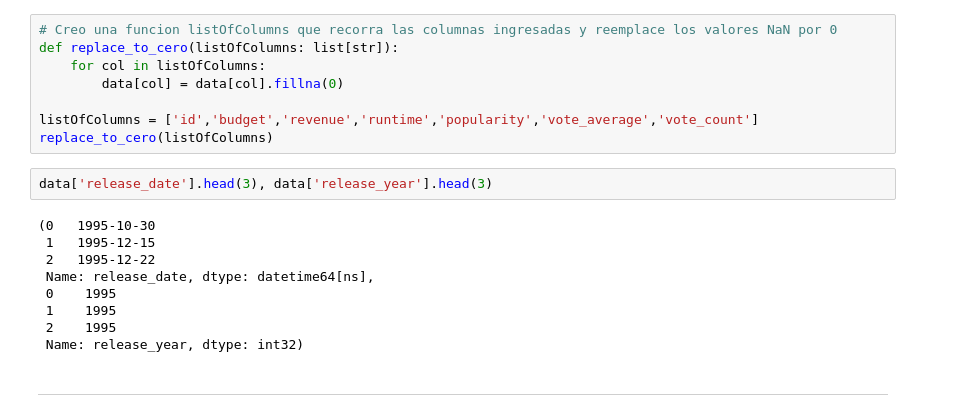
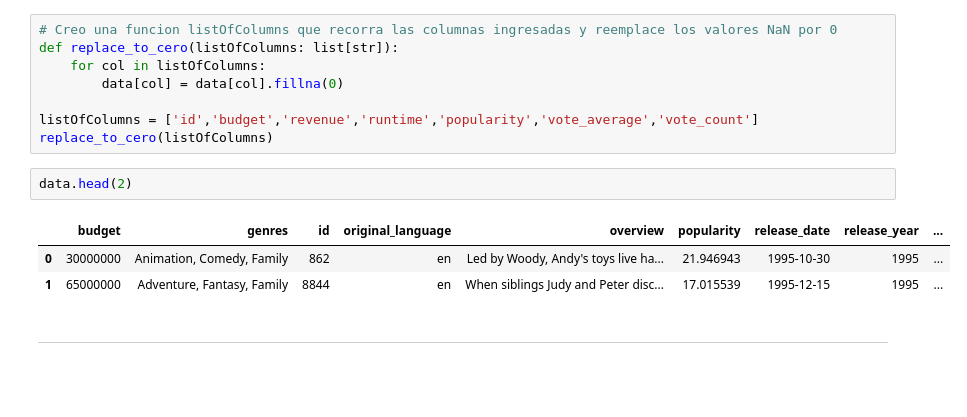
Before and after one commit to RomaDolcenera/PI_movies, a Jupyter notebook: ETL/movies_etl.ipynb, the cells around one changed output. Drawn from its saved outputs; the diff is of its cells as text; blank space fills up the shorter version.

```diff
--- a/ETL/movies_etl.ipynb
+++ b/ETL/movies_etl.ipynb
@@ -418,17 +444,12 @@ def replace_to_cero(listOfColumns: list[str]):
 
 listOfColumns = ['id','budget','revenue','runtime','popularity','vote_average','vote_count']
 replace_to_cero(listOfColumns)
-# %%
-data['release_date'].head(3), data['release_year'].head(3)
-# %% [output]
-(0   1995-10-30
- 1   1995-12-15
- 2   1995-12-22
- Name: release_date, dtype: datetime64[ns],
- 0    1995
- 1    1995
- 2    1995
- Name: release_year, dtype: int32)
+# %%
+data.head(2)
+# %% [output]
+|  | budget | genres | id | original_language | overview | popularity | release_date | release_year | ... |
+| 0 | 30000000 | Animation, Comedy, Family | 862 | en | Led by Woody, Andy's toys live ha... | 21.946943 | 1995-10-30 | 1995 | ... |
+| 1 | 65000000 | Adventure, Fantasy, Family | 8844 | en | When siblings Judy and Peter disc... | 17.015539 | 1995-12-15 | 1995 | ... |
 # %% [markdown]
 ----
 # %% [markdown]
```
Also changed, not shown: parts of 10 cells of this notebook, 3 other files.
